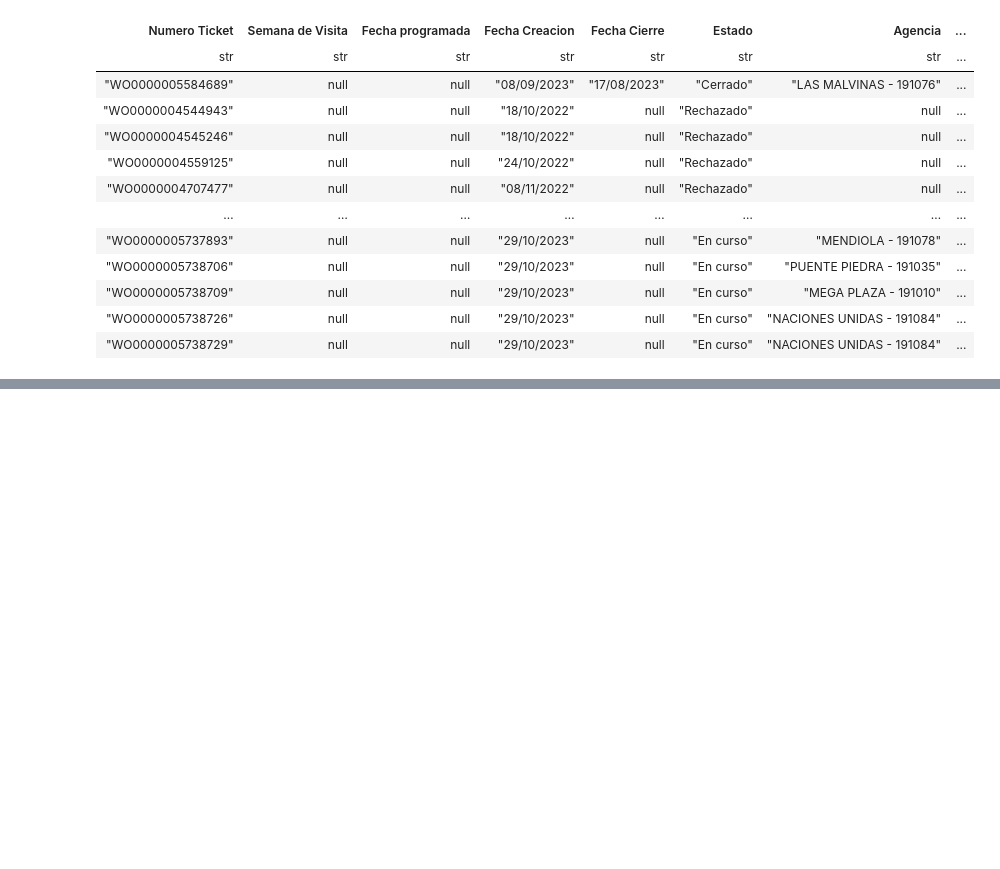
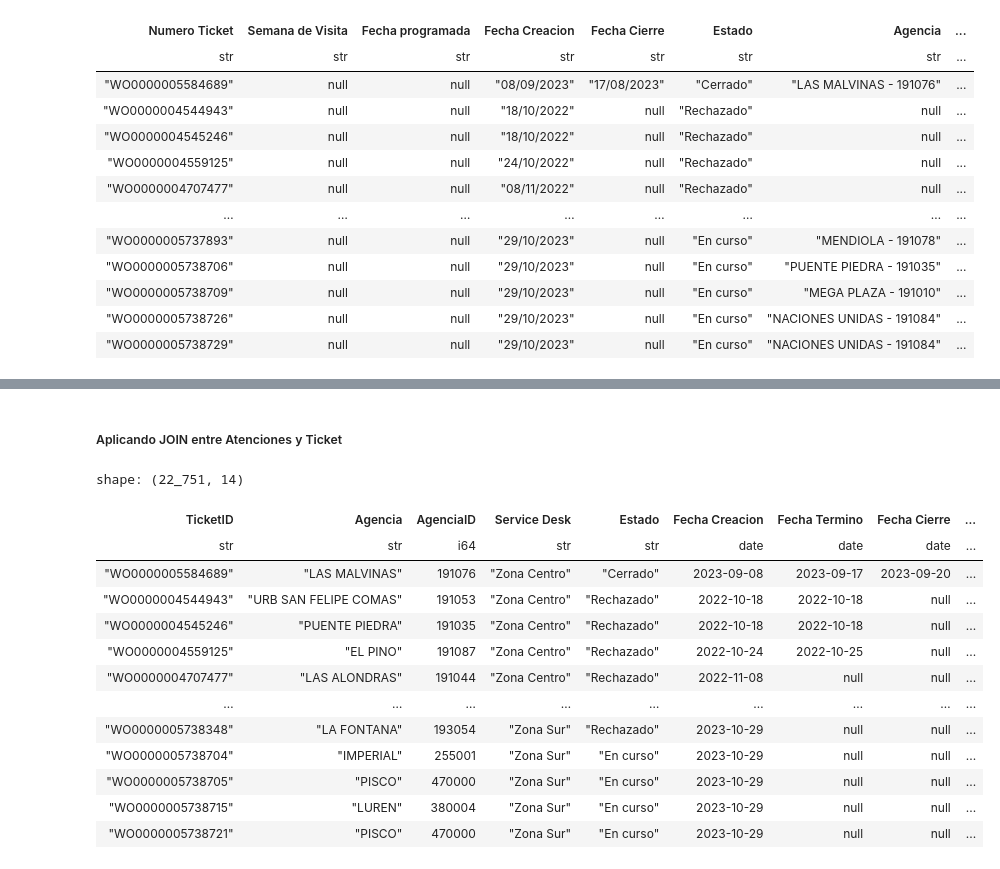
Before and after one commit to dayworldx/Python-ETL-Edicion2, a Jupyter notebook: Proceso_ETL.ipynb, the cells around one changed output, grey strips where cells are left out. Drawn from its saved outputs; the diff is of its cells as text; code cells hidden in the pictures; blank space fills up the shorter version.

Commit message:
Base Atenciones y Tickets Exportados

```diff
--- a/Proceso_ETL.ipynb
+++ b/Proceso_ETL.ipynb
@@ -605,0 +860,7 @@ shape: (12_604, 19)
+# %%
+Atenciones = pl.DataFrame() # creando un dataframe vacio
+
+for archivo in archivos:
+    file = archivo.name
+    filepath = f'./Atenciones/{file}'
+    print(filepath)
@@ -605,0 +930,12 @@ shape: (12_604, 19)
+# %%
+#Transformando la Base Atenciones
+Atenciones = Atenciones.select(
+    pl.col(['Numero Ticket', 'Tipo de Ticket', 'Proveedor']),
+    pl.col('Costo Atencion').str.replace(',', '.')
+    .str.to_uppercase()
+    .str.strip_chars()
+    .str.replace_many(
+        ["COSTO CERO", "SIN COSTO"], "0"
+    ).alias("Costo Atencion")
+)
+Atenciones.head()
@@ -605,0 +953,12 @@ shape: (12_604, 19)
+# %%
+def texto_a_decimal(valor:str):
+    try:
+        return float(valor)
+    except:
+        return None
+# %%
+#convertir el valor de Costo Atencion a decimal
+# Propiedad: map_elements para aplicar una funcion a la columna (en este caso para convertir de texto a decimal)
+Atenciones = Atenciones.with_columns(
+    pl.col("Costo Atencion").map_elements(texto_a_decimal).alias("Costo Atencion")
+)
@@ -605,0 +987,27 @@ shape: (12_604, 19)
+# %% [markdown]
+##### Aplicando JOIN entre Atenciones y Ticket
+# %%
+# Porpiedad other: la tabla para hacer match
+# Propiedad on: solo se usa si las columnas tienen el mismo nombre (en este caso no es asi "TickectID" y "Numero Ticket")
+# Propiedad how: puede ser inner, left, rigth
+Tickets.join(
+    other = Atenciones,
+    left_on = 'TicketID',
+    right_on = 'Numero Ticket',
+    how = 'inner'
+)
+# %% [output]
+shape: (22_751, 14)
+| TicketID | Agencia | AgenciaID | Service Desk | Estado | Fecha Creacion | Fecha Termino | Fecha Cierre | ... |
+| str | str | i64 | str | str | date | date | date | ... |
+| "WO0000005584689" | "LAS MALVINAS" | 191076 | "Zona Centro" | "Cerrado" | 2023-09-08 | 2023-09-17 | 2023-09-20 | ... |
+| "WO0000004544943" | "URB SAN FELIPE COMAS" | 191053 | "Zona Centro" | "Rechazado" | 2022-10-18 | 2022-10-18 | null | ... |
+| "WO0000004545246" | "PUENTE PIEDRA" | 191035 | "Zona Centro" | "Rechazado" | 2022-10-18 | 2022-10-18 | null | ... |
+| "WO0000004559125" | "EL PINO" | 191087 | "Zona Centro" | "Rechazado" | 2022-10-24 | 2022-10-25 | null | ... |
+| "WO0000004707477" | "LAS ALONDRAS" | 191044 | "Zona Centro" | "Rechazado" | 2022-11-08 | null | null | ... |
+| … | … | … | … | … | … | … | … | ... |
+| "WO0000005738348" | "LA FONTANA" | 193054 | "Zona Sur" | "Rechazado" | 2023-10-29 | null | null | ... |
+| "WO0000005738704" | "IMPERIAL" | 255001 | "Zona Sur" | "En curso" | 2023-10-29 | null | null | ... |
+| "WO0000005738705" | "PISCO" | 470000 | "Zona Sur" | "En curso" | 2023-10-29 | null | null | ... |
+| "WO0000005738715" | "LUREN" | 380004 | "Zona Sur" | "En curso" | 2023-10-29 | null | null | ... |
+| "WO0000005738721" | "PISCO" | 470000 | "Zona Sur" | "En curso" | 2023-10-29 | null | null | ... |
```
Also changed, not shown: parts of 36 cells of this notebook, 1 other file.
